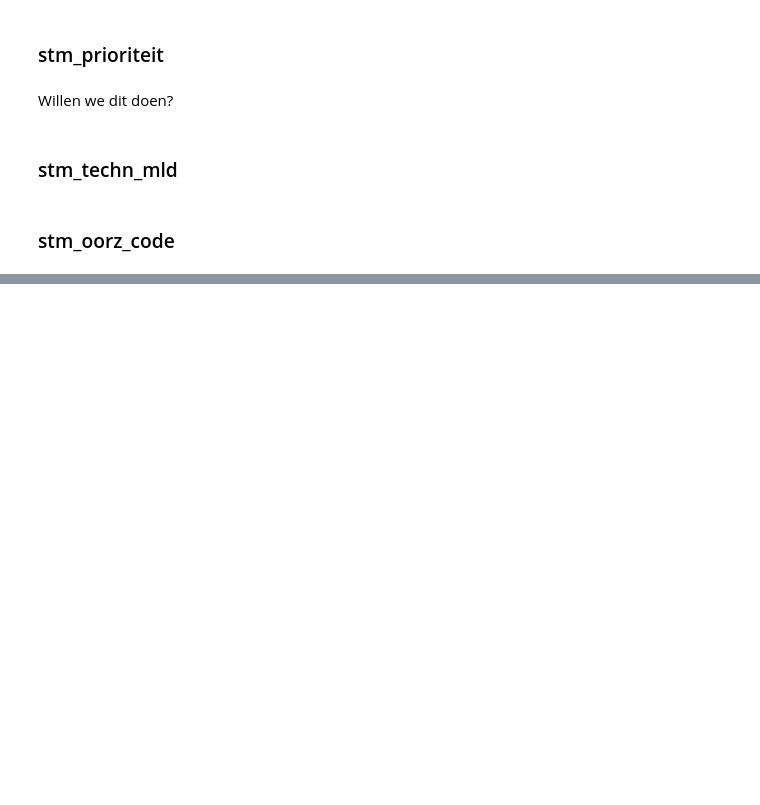
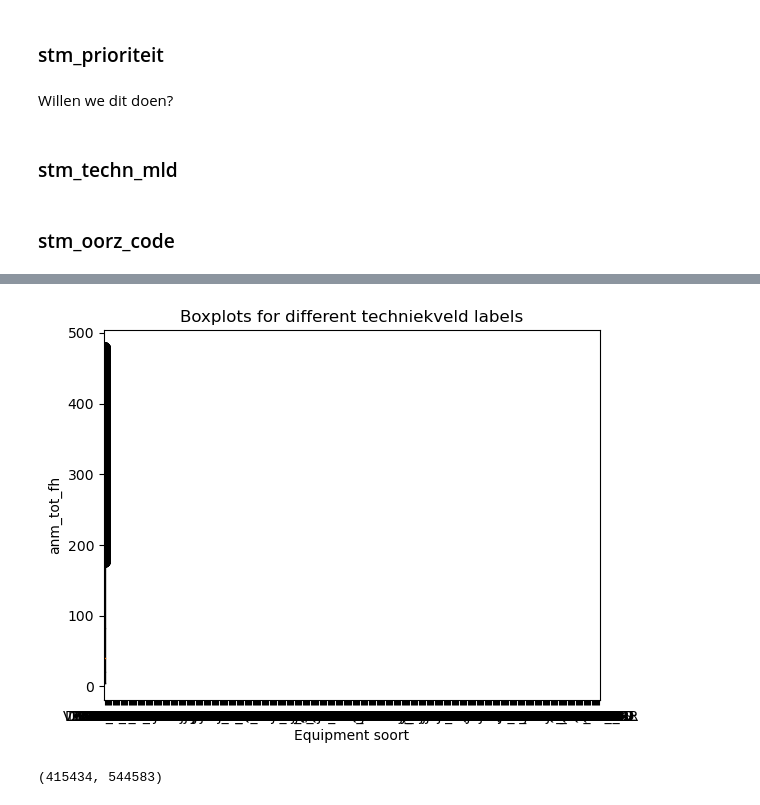
Before and after one commit to GuuscoNL/data-driven-business, a Jupyter notebook: DataExploration.ipynb, the cells around one changed output, grey strips where cells are left out. Cells and saved outputs as stored; diff of their text form; code cells hidden in the pictures; blank space fills up the shorter version.

```diff
--- a/DataExploration.ipynb
+++ b/DataExploration.ipynb
@@ -298,0 +499,16 @@ df.corr()['anm_tot_fh']
+# %%
+boxplot_data = [df[df.stm_techn_mld == value]['anm_tot_fh'] for value in df['stm_equipm_soort_mld'].unique()]
+
+fig, ax = plt.subplots()
+ax.boxplot(boxplot_data)
+ax.set_xticklabels(df['stm_equipm_soort_mld'].unique())
+ax.set_xlabel('Equipment soort')
+ax.set_ylabel('anm_tot_fh')
+plt.title('Boxplots for different techniekveld labels')
+plt.show()
+# %% [output]
+[figure, added]
+# %%
+len(dfprog), len(df)
+# %% [output]
+(415434, 544583)
```
Also changed, not shown: parts of 41 cells of this notebook, 3 other files.
